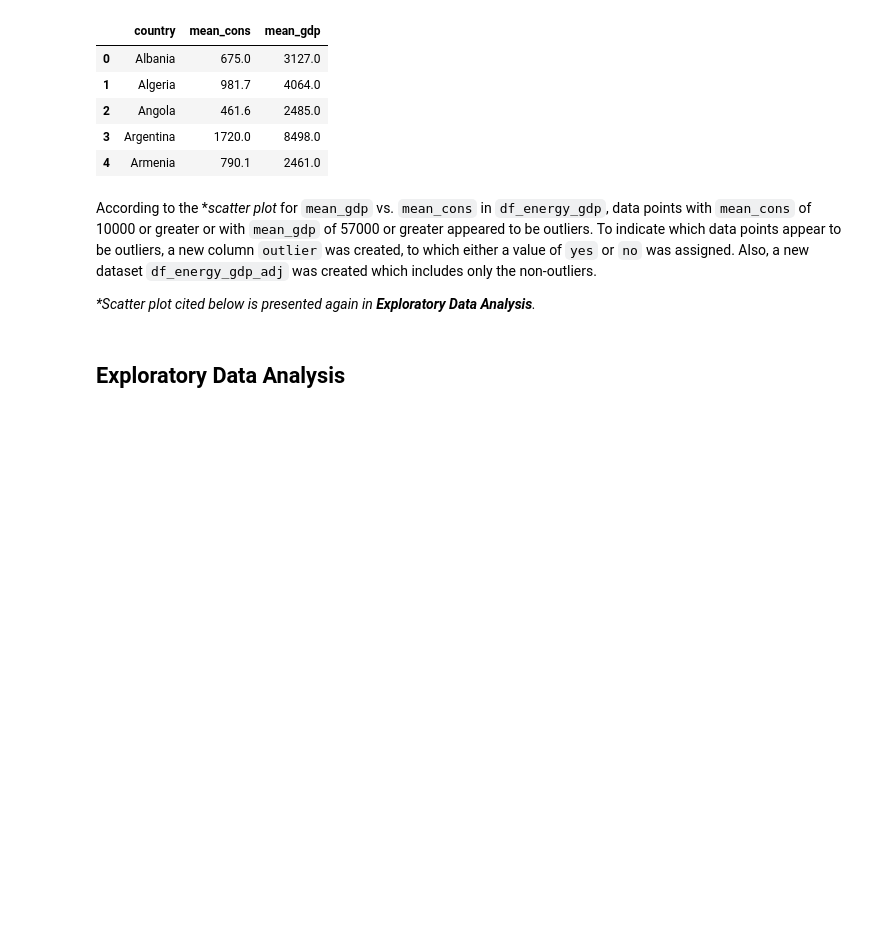
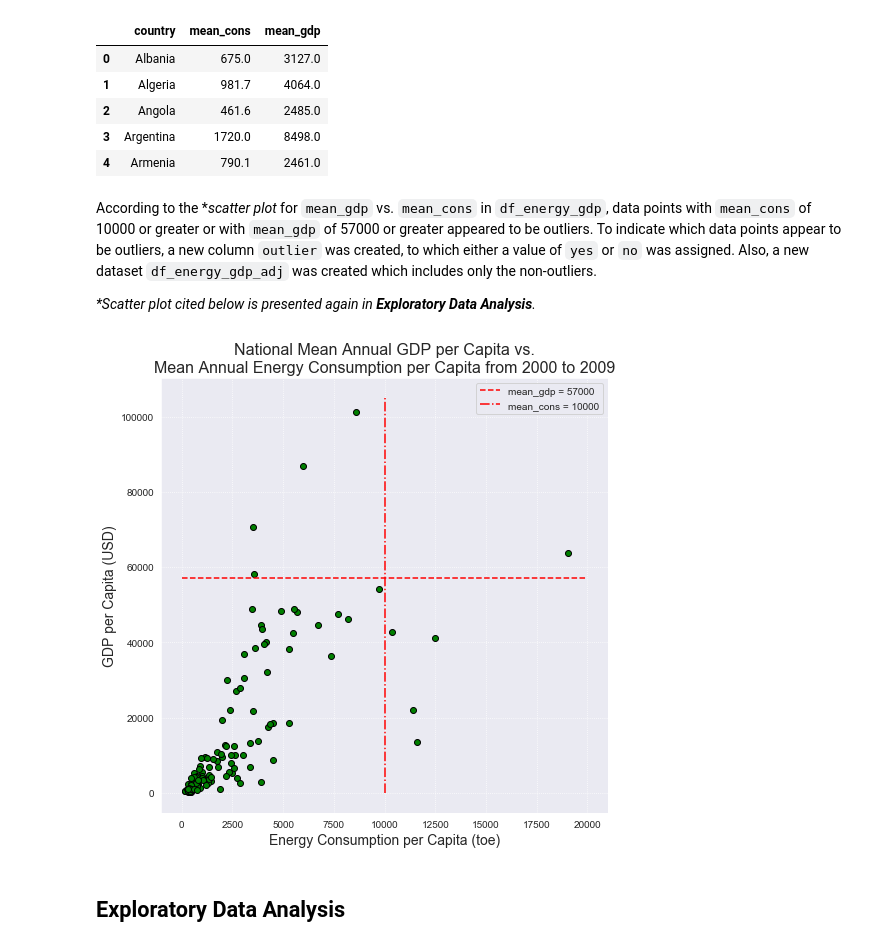
Before and after one commit to jmlcode/p1-investigate-datasets, a Jupyter notebook: p1_investigate_datasets.ipynb, the cells around one changed output. Drawn from its saved outputs; the diff is of its cells as text; code cells hidden in the pictures; blank space fills up the shorter version.

Commit message:
Add Scatter plot of GDP vs Energy Consumption
Initial plot of the two variables was used to identify outliers.

```diff
--- a/p1_investigate_datasets.ipynb
+++ b/p1_investigate_datasets.ipynb
@@ -436,6 +436,22 @@ df_energy_gdp.head()
 <p>
 <em>*Scatter plot cited below is presented again in <strong>Exploratory Data Analysis</strong>.</em>
 </p>
+# %%
+# Scatter plot
+plt.figure(figsize = (8,8))
+plt.scatter(x = df_energy_gdp['mean_cons'], y = df_energy_gdp['mean_gdp'], c = 'green', edgecolors = 'black')
+
+# Lower bounds of the two variables for the outliers were added after reviewing the initial scatter plot
+hline = plt.hlines(y = 57000, xmin = 0, xmax = 20000, colors = 'red', linestyles = '--')
+vline = plt.vlines(x = 10000, ymin = 0, ymax = 105000, colors = 'red', linestyles = '-.')
+
+# Titles, axis labels, and legend
+plt.title('National Mean Annual GDP per Capita vs.\nMean Annual Energy Consumption per Capita from 2000 to 2009', fontsize = 16)
+plt.ylabel('GDP per Capita (USD)', fontsize = 14)
+plt.xlabel('Energy Consumption per Capita (toe)', fontsize = 14)
+plt.legend(handles = [hline, vline], labels = ['mean_gdp = 57000', 'mean_cons = 10000']);
+# %% [output]
+[figure, added]
 # %%
 # Add indicator for outlier to df_energy_gdp
 for ind in df_energy_gdp.index:
```
Also changed, not shown: parts of 8 cells of this notebook.
